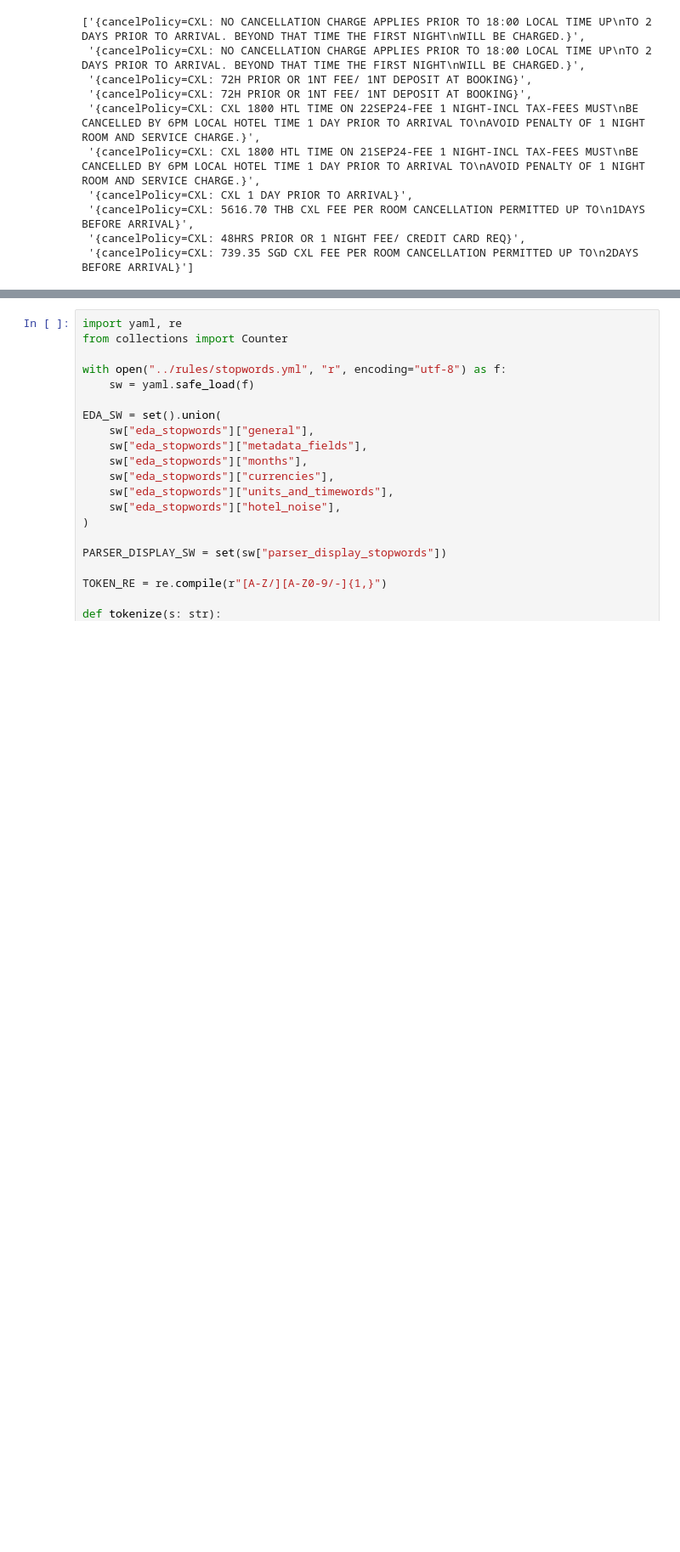
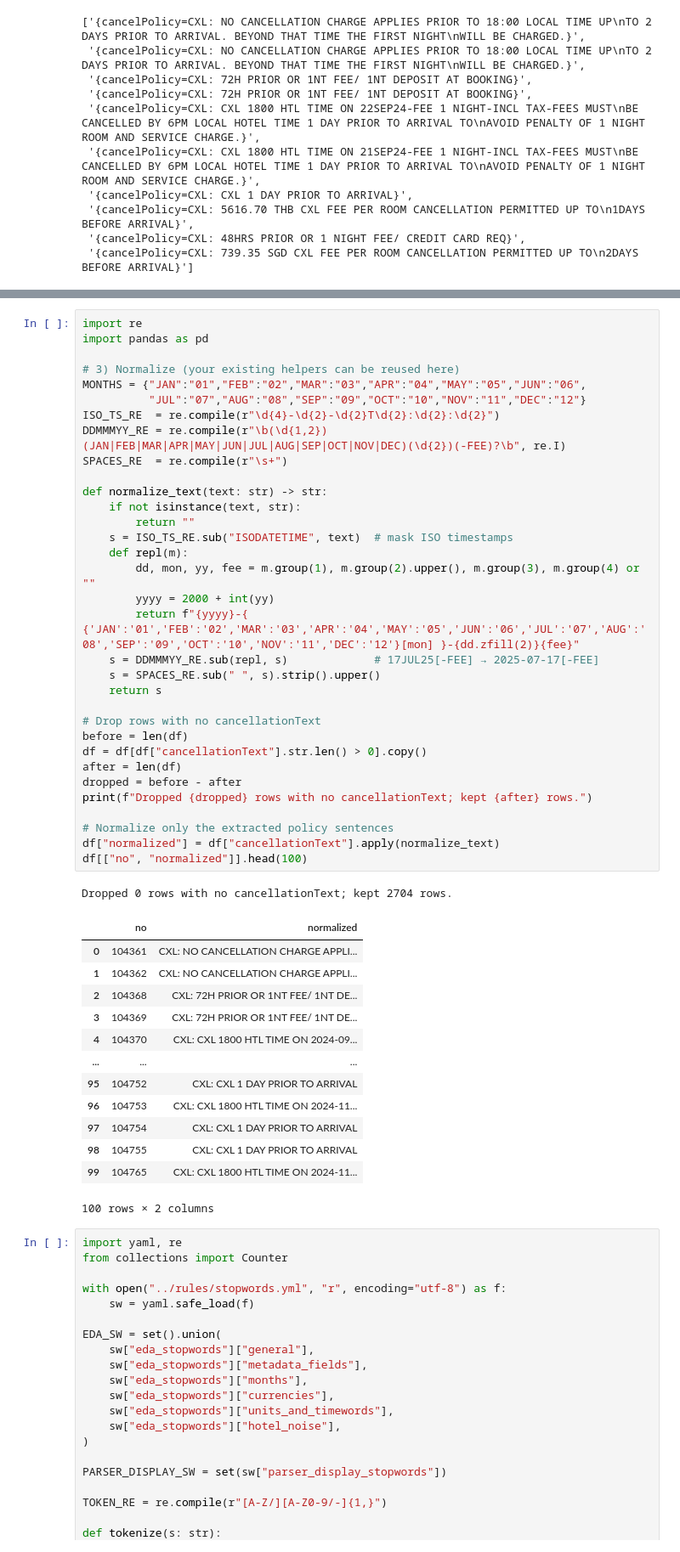
Before and after one commit to doguineyes/cancel-policy-lab, a Jupyter notebook: notebooks/01_eda.ipynb, the cells around one changed output, grey strips where cells are left out. Shown at 85% size. Drawn from its saved outputs; the diff is of its cells as text; blank space fills up the shorter version.

```diff
--- a/notebooks/01_eda.ipynb
+++ b/notebooks/01_eda.ipynb
@@ -122,3 +86,51 @@ Dropped 0 rows with no cancellationText; kept 2704 rows.
+# %%
+import re
+import pandas as pd
+
+# 3) Normalize (your existing helpers can be reused here)
+MONTHS = {"JAN":"01","FEB":"02","MAR":"03","APR":"04","MAY":"05","JUN":"06",
+          "JUL":"07","AUG":"08","SEP":"09","OCT":"10","NOV":"11","DEC":"12"}
+ISO_TS_RE  = re.compile(r"\d{4}-\d{2}-\d{2}T\d{2}:\d{2}:\d{2}")
+DDMMMYY_RE = re.compile(r"\b(\d{1,2})(JAN|FEB|MAR|APR|MAY|JUN|JUL|AUG|SEP|OCT|NOV|DEC)(\d{2})(-FEE)?\b", re.I)
+SPACES_RE  = re.compile(r"\s+")
+
+def normalize_text(text: str) -> str:
+    if not isinstance(text, str):
+        return ""
+    s = ISO_TS_RE.sub("ISODATETIME", text)  # mask ISO timestamps
+    def repl(m):
+        dd, mon, yy, fee = m.group(1), m.group(2).upper(), m.group(3), m.group(4) or ""
+        yyyy = 2000 + int(yy)
+        return f"{yyyy}-{ {'JAN':'01','FEB':'02','MAR':'03','APR':'04','MAY':'05','JUN':'06','JUL':'07','AUG':'08','SEP':'09','OCT':'10','NOV':'11','DEC':'12'}[mon] }-{dd.zfill(2)}{fee}"
+    s = DDMMMYY_RE.sub(repl, s)             # 17JUL25[-FEE] → 2025-07-17[-FEE]
+    s = SPACES_RE.sub(" ", s).strip().upper()
+    return s
+
+# Drop rows with no cancellationText
+before = len(df)
+df = df[df["cancellationText"].str.len() > 0].copy()
+after = len(df)
+dropped = before - after
+print(f"Dropped {dropped} rows with no cancellationText; kept {after} rows.")
+
+# Normalize only the extracted policy sentences
+df["normalized"] = df["cancellationText"].apply(normalize_text)
+df[["no", "normalized"]].head(100)
+# %% [output]
+Dropped 0 rows with no cancellationText; kept 2704 rows.
+|  | no | normalized |
+| 0 | 104361 | CXL: NO CANCELLATION CHARGE APPLI... |
+| 1 | 104362 | CXL: NO CANCELLATION CHARGE APPLI... |
+| 2 | 104368 | CXL: 72H PRIOR OR 1NT FEE/ 1NT DE... |
+| 3 | 104369 | CXL: 72H PRIOR OR 1NT FEE/ 1NT DE... |
+| 4 | 104370 | CXL: CXL 1800 HTL TIME ON 2024-09... |
+| ... | ... | ... |
+| 95 | 104752 | CXL: CXL 1 DAY PRIOR TO ARRIVAL |
+| 96 | 104753 | CXL: CXL 1800 HTL TIME ON 2024-11... |
+| 97 | 104754 | CXL: CXL 1 DAY PRIOR TO ARRIVAL |
+| 98 | 104755 | CXL: CXL 1 DAY PRIOR TO ARRIVAL |
+| 99 | 104765 | CXL: CXL 1800 HTL TIME ON 2024-11... |
+100 rows × 2 columns
 # %%
 import yaml, re
 from collections import Counter
```
Also changed, not shown: parts of 2 cells of this notebook.
